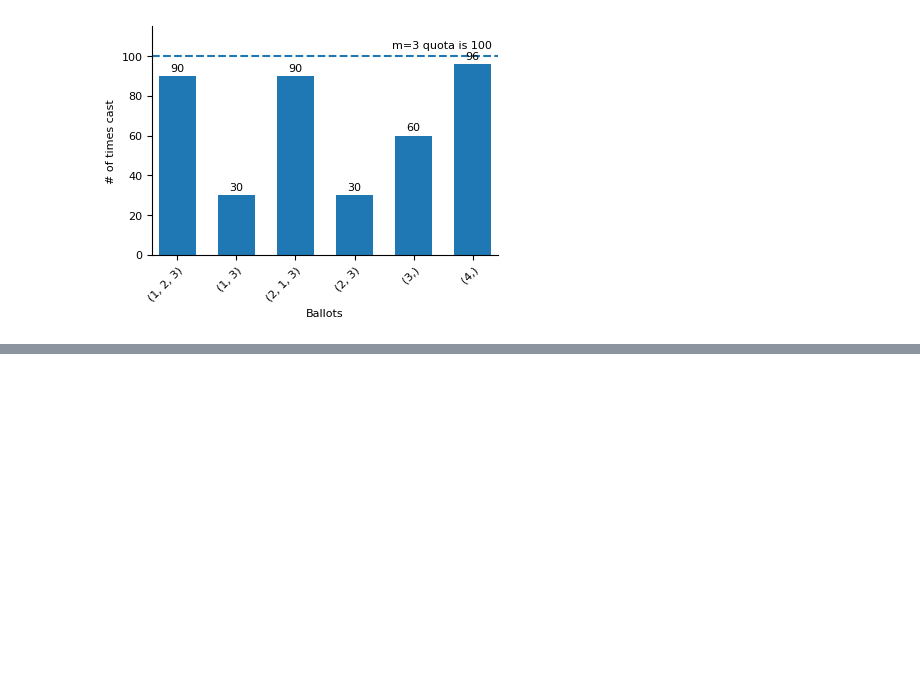
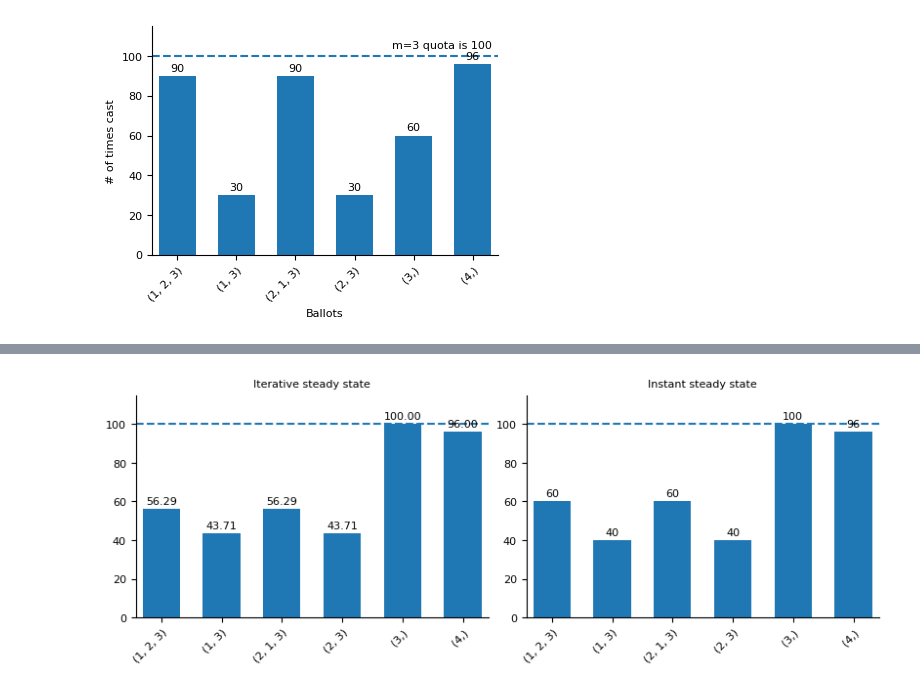
Before and after one commit to EdouardHeitzmann/meek, a Jupyter notebook: keep_recursion.ipynb, the cells around one changed output, grey strips where cells are left out. Saved outputs shown, nothing was run; the diff lists cells and outputs as text; code cells hidden in the pictures; blank space fills up the shorter version.

```diff
--- a/keep_recursion.ipynb
+++ b/keep_recursion.ipynb
@@ -215,0 +376,40 @@ print(t123+t13)
+# %%
+import matplotlib.pyplot as plt
+
+labels = ["(1, 2, 3)", "(1, 3)", "(2, 1, 3)", "(2, 3)", "(3,)", "(4,)"]
+iterative_heights = [t123, t13, t213, t23, t3, t4]
+alternative_heights = [60, 40, 60, 40, 100, 96]
+
+fig, axes = plt.subplots(1, 2, figsize=(8, 3), constrained_layout=True)
+
+# Iterative steady state
+iter_ax = axes[0]
+iter_bars = iter_ax.bar(range(len(labels)), iterative_heights, width=0.62)
+iter_ax.bar_label(iter_bars, fmt='%.2f', padding=2, fontsize=8)
+iter_ax.set_xticks(range(len(labels)))
+iter_ax.set_xticklabels(labels, rotation=45, ha='right', rotation_mode='anchor', fontsize=8)
+iter_ax.tick_params(axis='y', labelsize=8)
+iter_ax.set_ylim(0, max(max(iterative_heights), q) * 1.15)
+iter_ax.axhline(q, linestyle='--')
+iter_ax.spines['top'].set_visible(False)
+iter_ax.spines['right'].set_visible(False)
+iter_ax.set_title('Iterative steady state', fontsize=8)
+iter_ax.margins(x=0.02)
+
+# Alternative steady state
+alt_ax = axes[1]
+alt_bars = alt_ax.bar(range(len(labels)), alternative_heights, width=0.62)
+alt_ax.bar_label(alt_bars, fmt='%d', padding=2, fontsize=8)
+alt_ax.set_xticks(range(len(labels)))
+alt_ax.set_xticklabels(labels, rotation=45, ha='right', rotation_mode='anchor', fontsize=8)
+alt_ax.tick_params(axis='y', labelsize=8)
+alt_ax.set_ylim(0, max(max(alternative_heights), 100) * 1.15)
+alt_ax.axhline(100, linestyle='--')
+alt_ax.spines['top'].set_visible(False)
+alt_ax.spines['right'].set_visible(False)
+alt_ax.set_title('Instant steady state', fontsize=8)
+alt_ax.margins(x=0.02)
+
+plt.show()
+# %% [output]
+[figure, added]
```
Also changed, not shown: parts of 8 cells of this notebook.
